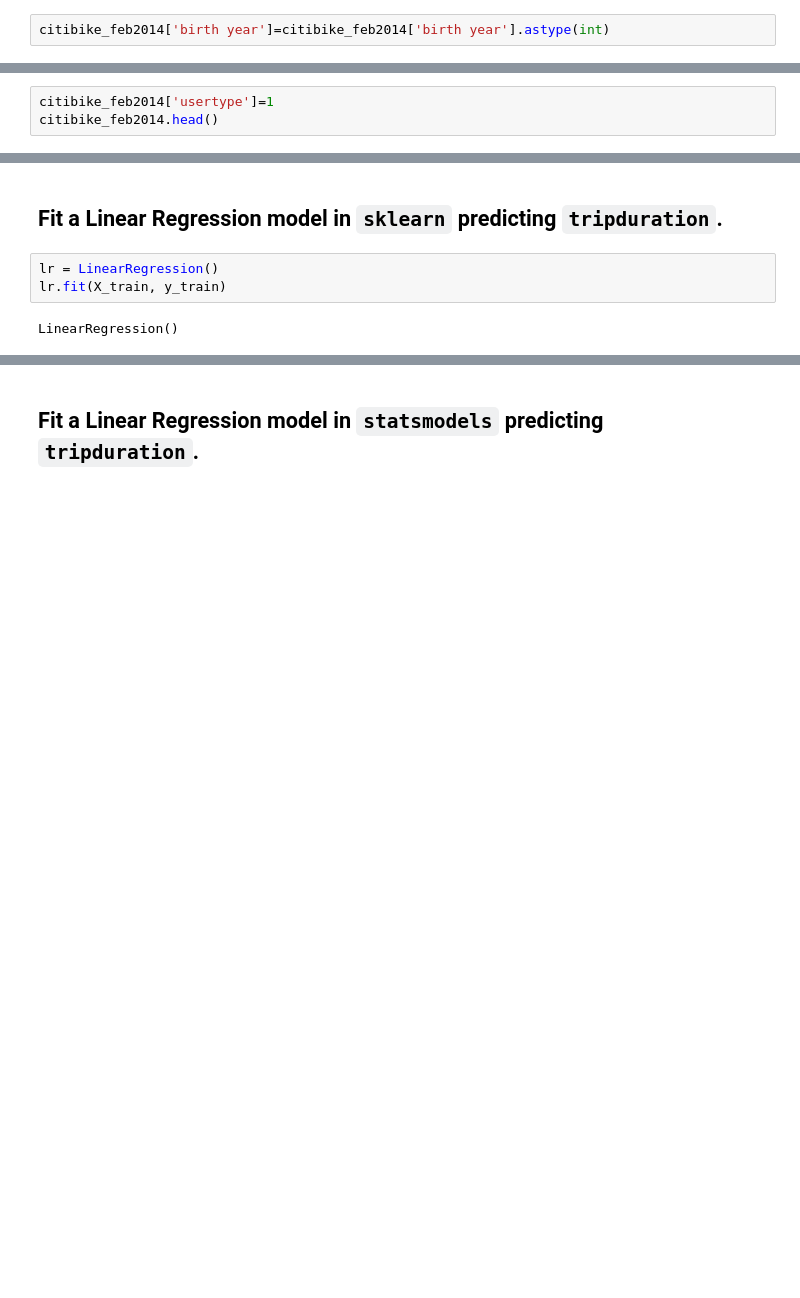
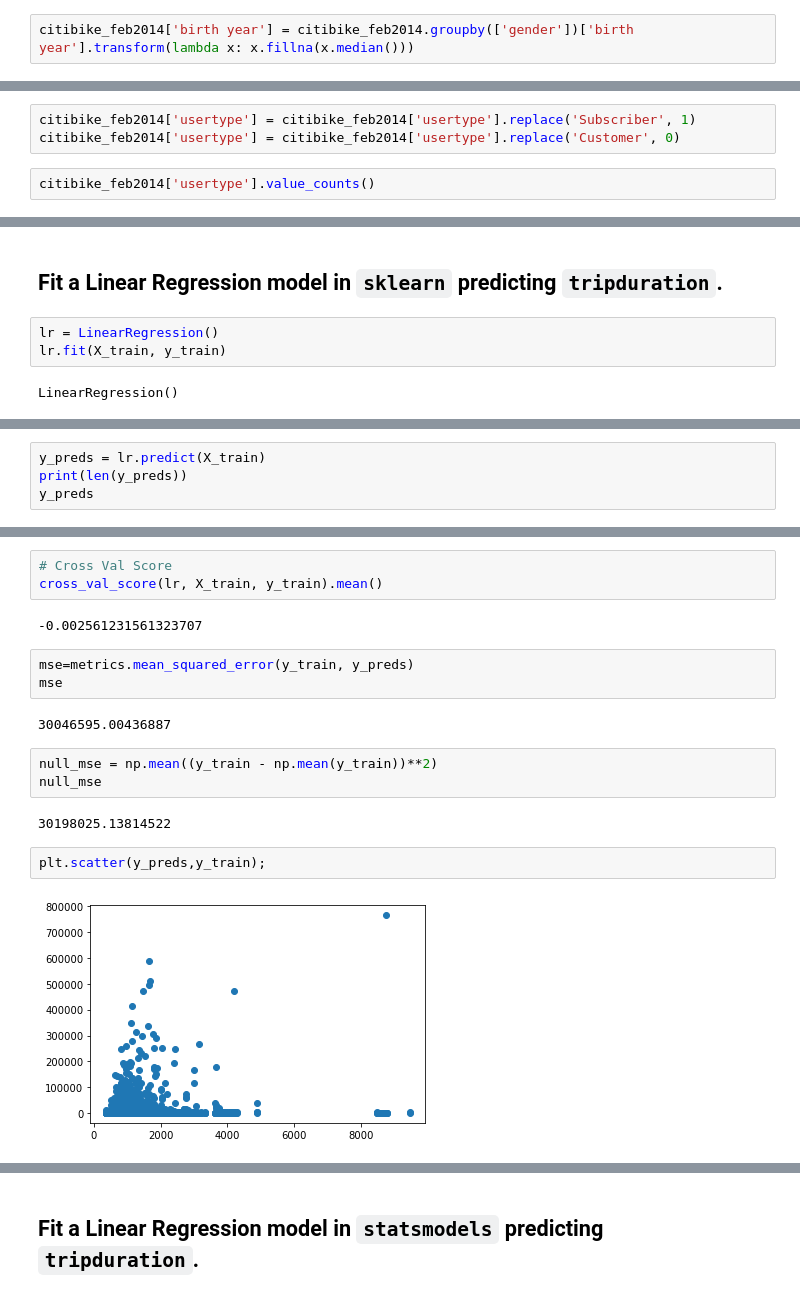
Before and after one commit to zytoh0/Projects, a Jupyter notebook: 3_01-lab-regression-and-model-validation/starter-code.ipynb, the cells around one changed output, grey strips where cells are left out. Cells and saved outputs as stored; diff of their text form; blank space fills up the shorter version.

```diff
--- a/3_01-lab-regression-and-model-validation/starter-code.ipynb
+++ b/3_01-lab-regression-and-model-validation/starter-code.ipynb
@@ -321,5 +328,5 @@ citibike_feb2014.head()
 # %%
-citibike_feb2014['birth year']=citibike_feb2014['birth year'].astype(int)
+citibike_feb2014['birth year'] = citibike_feb2014.groupby(['gender'])['birth year'].transform(lambda x: x.fillna(x.median()))
 # %%
 citibike_feb2014.info()
 # %% [output]
@@ -374,4 +383,6 @@ array(['Subscriber'], dtype=object)
+# %%
+citibike_feb2014['usertype'] = citibike_feb2014['usertype'].replace('Subscriber', 1)
+citibike_feb2014['usertype'] = citibike_feb2014['usertype'].replace('Customer', 0)
 # %%
-citibike_feb2014['usertype']=1
-citibike_feb2014.head()
+citibike_feb2014['usertype'].value_counts()
 # %% [output]
@@ -432,0 +467,4 @@ LinearRegression()
+# %%
+y_preds = lr.predict(X_train)
+print(len(y_preds))
+y_preds
@@ -448,0 +500,19 @@ lr.score(X_test, y_test)
+# %%
+# Cross Val Score
+cross_val_score(lr, X_train, y_train).mean()
+# %% [output]
+-0.002561231561323707
+# %%
+mse=metrics.mean_squared_error(y_train, y_preds)
+mse
+# %% [output]
+30046595.00436887
+# %%
+null_mse = np.mean((y_train - np.mean(y_train))**2)
+null_mse
+# %% [output]
+30198025.13814522
+# %%
+plt.scatter(y_preds,y_train);
+# %% [output]
+[figure, added]
```
Also changed, not shown: parts of 23 cells of this notebook.
